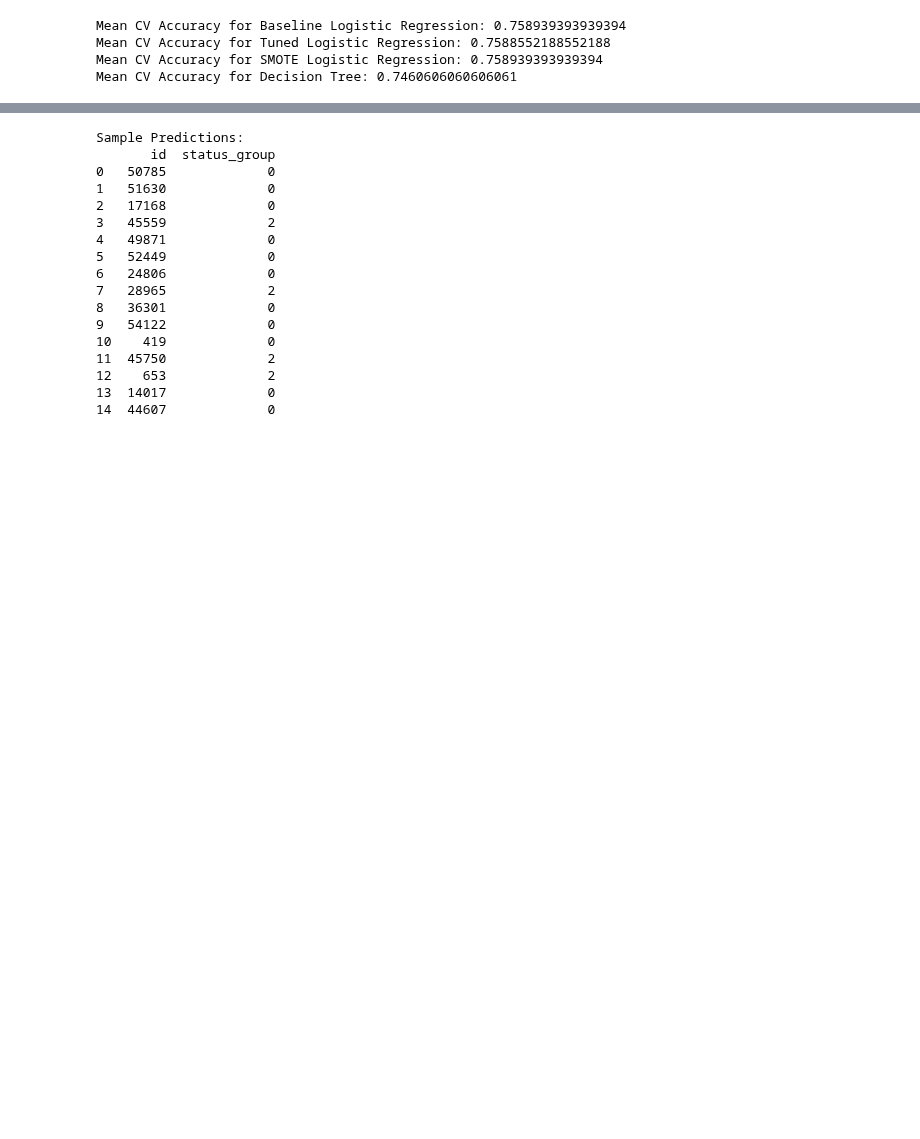
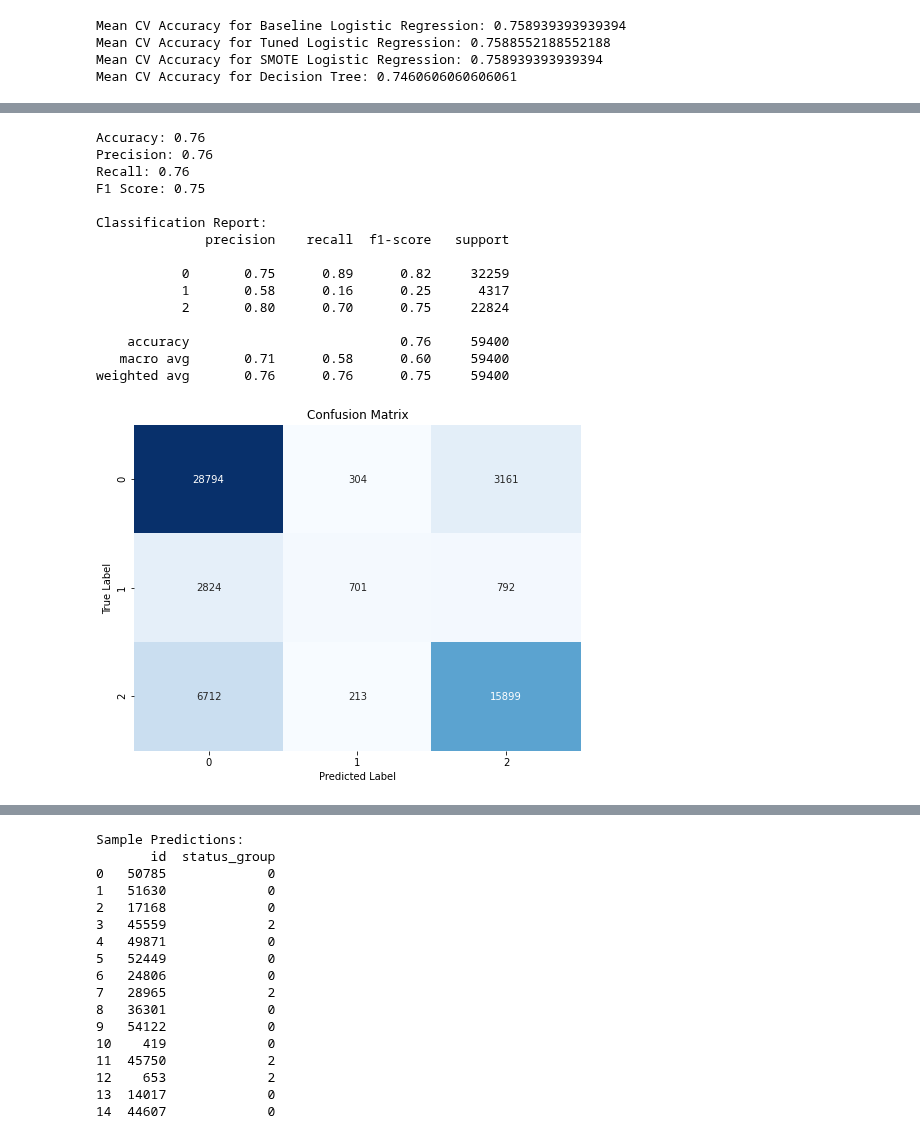
Before and after one commit to George-Chira/ml_water_project, a Jupyter notebook: index.ipynb, the cells around one changed output, grey strips where cells are left out. Saved outputs shown, nothing was run; the diff lists cells and outputs as text; code cells hidden in the pictures; blank space fills up the shorter version.

Commit message:
model metrics interpretation

```diff
--- a/index.ipynb
+++ b/index.ipynb
@@ -757,0 +763,58 @@ Mean CV Accuracy for Decision Tree: 0.7460606060606061
+# %%
+from sklearn.metrics import accuracy_score, precision_score, recall_score, f1_score, confusion_matrix, classification_report
+import seaborn as sns
+import matplotlib.pyplot as plt
+
+# Predict on the full training set
+y_pred = logreg_smote.predict(X_train)
+
+# Calculate Accuracy
+accuracy = accuracy_score(y_train, y_pred)
+
+# Calculate Precision
+precision = precision_score(y_train, y_pred, average='weighted')
+
+# Calculate Recall
+recall = recall_score(y_train, y_pred, average='weighted')
+
+# Calculate F1 Score
+f1 = f1_score(y_train, y_pred, average='weighted')
+
+# Generate and print detailed classification report
+class_report = classification_report(y_train, y_pred)
+
+# Calculate Confusion Matrix
+conf_matrix = confusion_matrix(y_train, y_pred)
+
+# Print all metrics
+print(f"Accuracy: {accuracy:.2f}")
+print(f"Precision: {precision:.2f}")
+print(f"Recall: {recall:.2f}")
+print(f"F1 Score: {f1:.2f}")
+print("\nClassification Report:")
+print(class_report)
+
+# Visualize Confusion Matrix
+plt.figure(figsize=(8, 6))
+sns.heatmap(conf_matrix, annot=True, fmt='d', cmap='Blues', cbar=False)
+plt.xlabel('Predicted Label')
+plt.ylabel('True Label')
+plt.title('Confusion Matrix')
+plt.show()
+# %% [output]
+Accuracy: 0.76
+Precision: 0.76
+Recall: 0.76
+F1 Score: 0.75
+
+Classification Report:
+              precision    recall  f1-score   support
+
+           0       0.75      0.89      0.82     32259
+           1       0.58      0.16      0.25      4317
+           2       0.80      0.70      0.75     22824
+
+    accuracy                           0.76     59400
+   macro avg       0.71      0.58      0.60     59400
+weighted avg       0.76      0.76      0.75     59400
+[figure, added]
```
Also changed, not shown: parts of 7 cells of this notebook.
